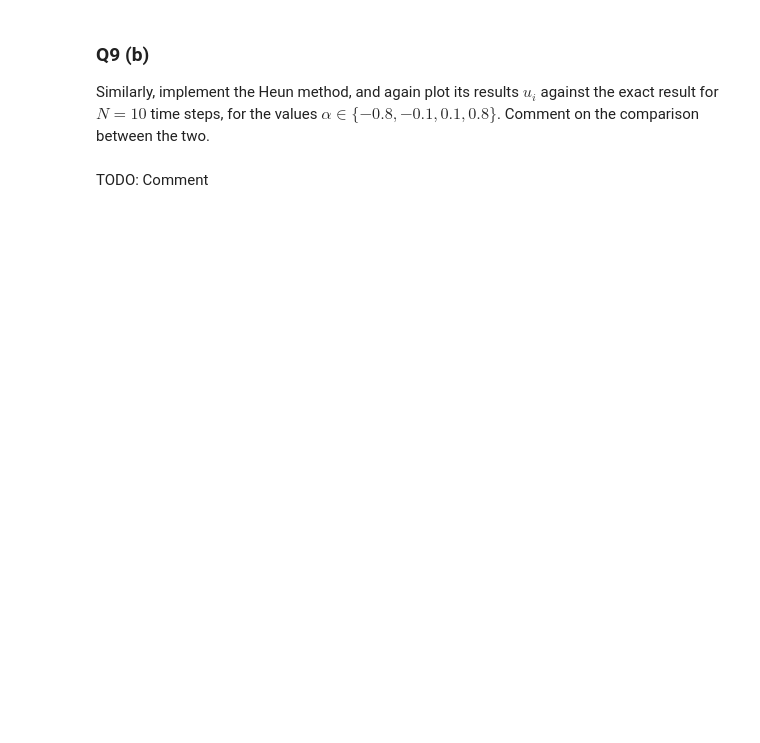
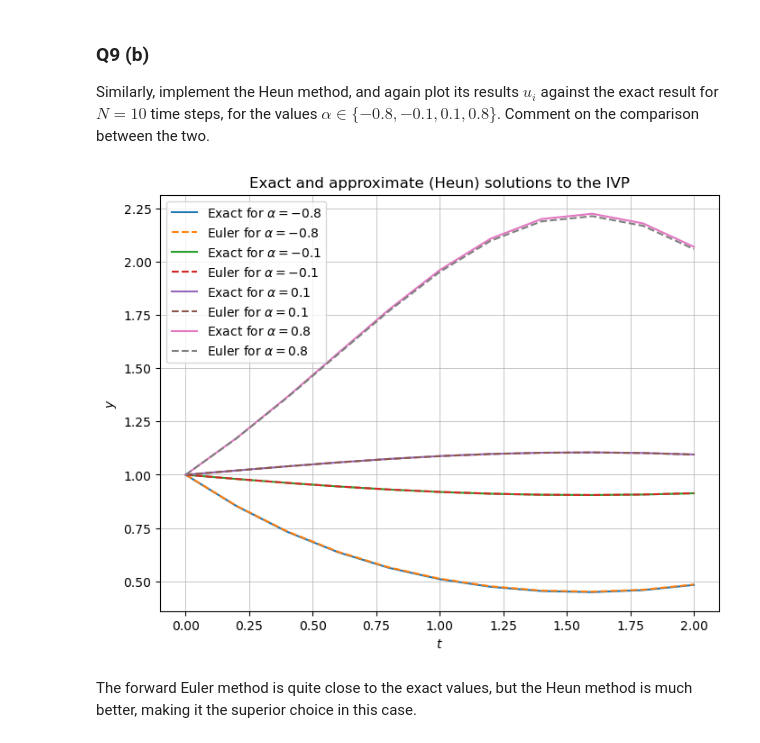
Before and after one commit to DoctorDalek1963/uni, a Jupyter notebook: second-year/MA2K4-Numerical-Methods-and-Computing/Ass-3/Dyson_Dyson_5503449_MA2K4_Assignment_3.ipynb, the cells around one changed output. Cells and saved outputs as stored; diff of their text form; code cells hidden in the pictures; blank space fills up the shorter version.

Commit message:
Do lots of Numerical Methods Ass 3

```diff
--- a/second-year/MA2K4-Numerical-Methods-and-Computing/Ass-3/Dyson_Dyson_5503449_MA2K4_Assignment_3.ipynb
+++ b/second-year/MA2K4-Numerical-Methods-and-Computing/Ass-3/Dyson_Dyson_5503449_MA2K4_Assignment_3.ipynb
@@ -88,4 +250,38 @@ Similarly, implement the Heun method, and again plot its results $u_i$ against t
 # %%
-# TODO: Plot
+def plot_heun():
+    def f(alpha):
+        def f_inner(t, y):
+            return alpha * np.cos(t) * y
+        return f_inner
+
+    plt.rcParams["figure.figsize"] = (8, 6)
+
+    N = 10
+    x = np.linspace(0, 2, N + 1)
+
+    for alpha in (-0.8, -0.1, 0.1, 0.8):
+        exact = np.exp(alpha * np.sin(x))
+        euler = heun(f(alpha), 1, 0, 2, N)
+
+        plt.plot(x, exact, label=f"Exact for $\\alpha = {alpha}$")
+        plt.plot(x, euler, label=f"Euler for $\\alpha = {alpha}$", linestyle="dashed")
+
+    plt.grid(True, which='both', linestyle='-', linewidth=0.5)
+
+    plt.title(r"Exact and approximate (Heun) solutions to the IVP")
+    plt.legend()
+    plt.xlabel("$t$")
+    plt.ylabel("$y$")
+
+    plt.show()
+    plt.clf()
+    plt.close()
+
+    plt.rcParams["figure.figsize"] = plt.rcParamsDefault["figure.figsize"]
+
+
+plot_heun()
+# %% [output]
+[figure, added]
 # %% [markdown]
-TODO: Comment
+The forward Euler method is quite close to the exact values, but the Heun method is much better, making it the superior choice in this case.
```
Also changed, not shown: parts of 8 cells of this notebook, 1 other file.
